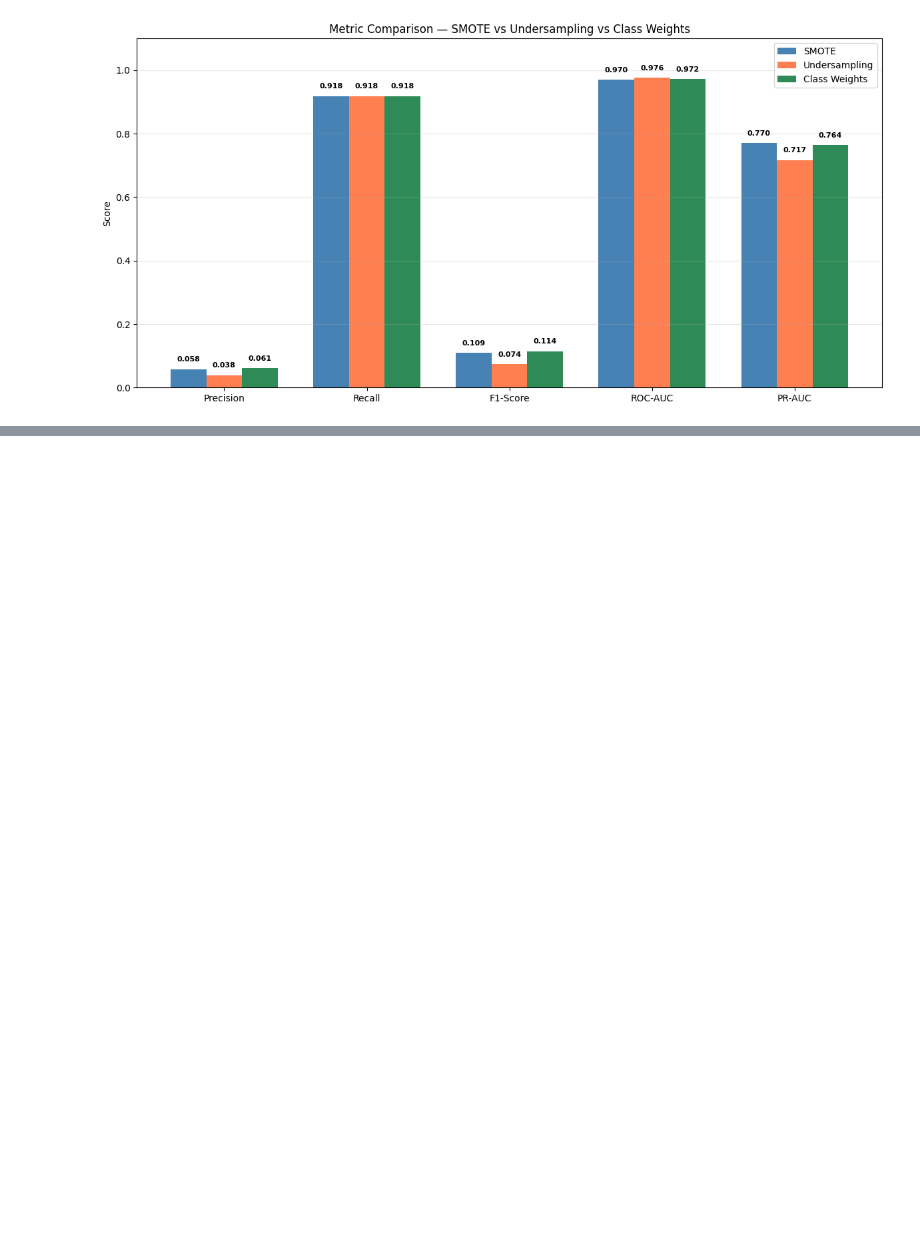
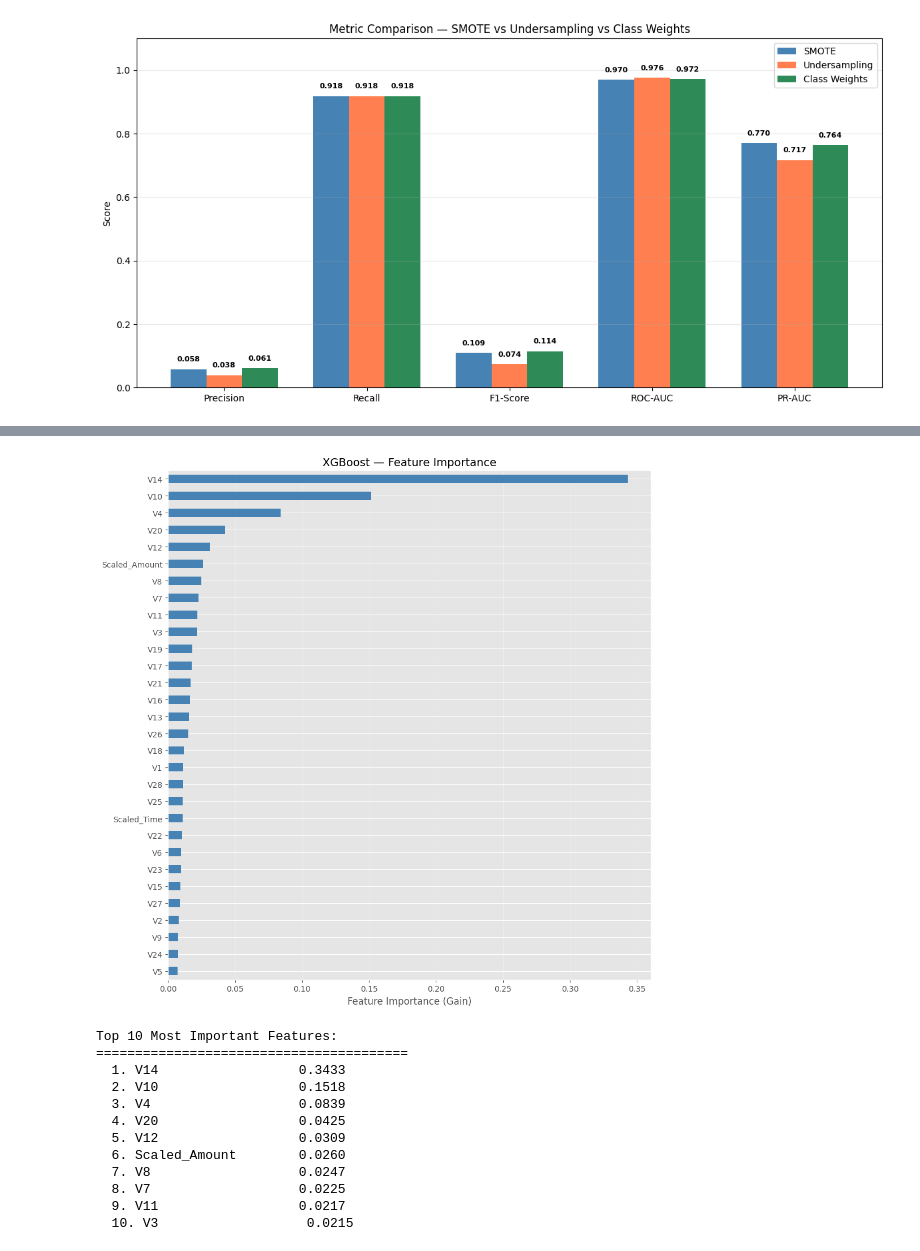
Before and after one commit to srmahapatra95/Credit-Card-Fraud-Detection, a Jupyter notebook: notebooks/02_preprocessing.ipynb, the cells around one changed output, grey strips where cells are left out. Cells and saved outputs as stored; diff of their text form; code cells hidden in the pictures; blank space fills up the shorter version.

```diff
--- a/notebooks/02_preprocessing.ipynb
+++ b/notebooks/02_preprocessing.ipynb
@@ -412,0 +855,33 @@ plt.show()
+# %%
+# Feature Importance — Final XGBoost Model
+importances = final_model.feature_importances_
+feature_names = X_train.columns
+feat_imp = pd.Series(importances, index=feature_names).sort_values(ascending=True)
+
+fig, ax = plt.subplots(figsize=(10, 10))
+feat_imp.plot(kind="barh", ax=ax, color="steelblue")
+ax.set_xlabel("Feature Importance (Gain)", fontsize=12)
+ax.set_title("XGBoost — Feature Importance", fontsize=14)
+ax.grid(axis="x", alpha=0.3)
+plt.tight_layout()
+plt.show()
+
+# Top 10 features
+print("Top 10 Most Important Features:")
+print("=" * 40)
+for i, (feat, imp) in enumerate(feat_imp.sort_values(ascending=False).head(10).items(), 1):
+    print(f"  {i}. {feat:20s} {imp:.4f}")
+# %% [output]
+[figure, added]
+Top 10 Most Important Features:
+========================================
+  1. V14                  0.3433
+  2. V10                  0.1518
+  3. V4                   0.0839
+  4. V20                  0.0425
+  5. V12                  0.0309
+  6. Scaled_Amount        0.0260
+  7. V8                   0.0247
+  8. V7                   0.0225
+  9. V11                  0.0217
+  10. V3                   0.0215
```
Also changed, not shown: parts of 21 cells of this notebook.
